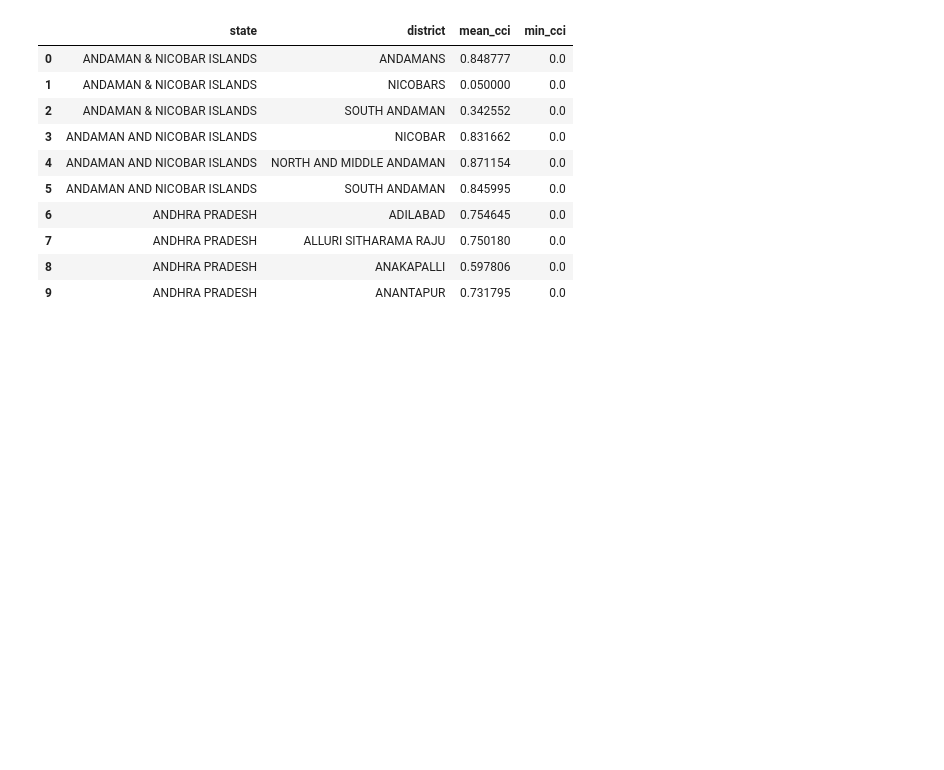
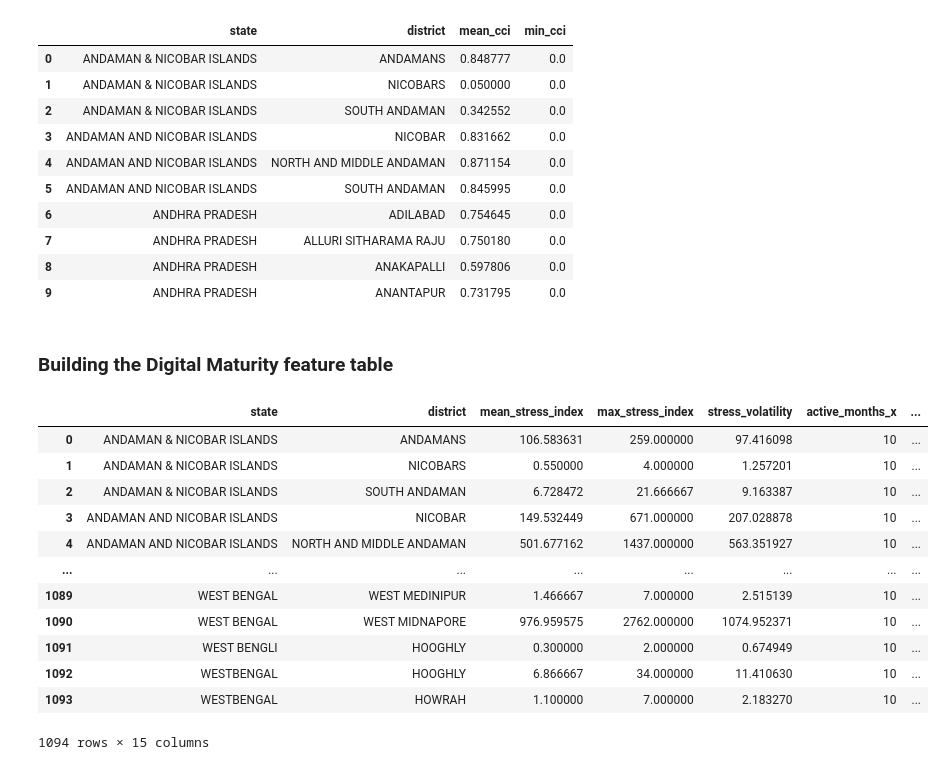
Before and after one commit to MayankDash/Aadhar_UIDAI_DataExploration, a Jupyter notebook: 02_feature_engineering.ipynb, the cells around one changed output. Saved outputs shown, nothing was run; the diff lists cells and outputs as text; code cells hidden in the pictures; blank space fills up the shorter version.

```diff
--- a/02_feature_engineering.ipynb
+++ b/02_feature_engineering.ipynb
@@ -304,0 +305,45 @@ monthly_base.to_csv("data/monthly_metrics.csv")
+# %% [markdown]
+### Building the Digital Maturity feature table
+# %%
+digital_maturity_df = (
+    district_stress_summary
+    .merge(district_dependency_summary, on=["state", "district"], how="left")
+    .merge(district_dormancy_summary, on=["state", "district"], how="left")
+)
+# %%
+from scipy.stats import linregress
+
+def compute_growth(group):
+    x = np.arange(len(group))
+    y = group["total_activity"].values
+    if len(y) < 2:
+        return 0.0
+    return linregress(x, y).slope
+
+growth_df = (
+    monthly_base
+    .sort_values("month")
+    .groupby(["state", "district"])
+    .apply(compute_growth)
+    .reset_index(name="activity_growth_slope")
+)
+
+digital_maturity_df = digital_maturity_df.merge(
+    growth_df, on=["state", "district"], how="left"
+)
+# %%
+digital_maturity_df
+# %% [output]
+|  | state | district | mean_stress_index | max_stress_index | stress_volatility | active_months_x | ... |
+| 0 | ANDAMAN & NICOBAR ISLANDS | ANDAMANS | 106.583631 | 259.000000 | 97.416098 | 10 | ... |
+| 1 | ANDAMAN & NICOBAR ISLANDS | NICOBARS | 0.550000 | 4.000000 | 1.257201 | 10 | ... |
+| 2 | ANDAMAN & NICOBAR ISLANDS | SOUTH ANDAMAN | 6.728472 | 21.666667 | 9.163387 | 10 | ... |
+| 3 | ANDAMAN AND NICOBAR ISLANDS | NICOBAR | 149.532449 | 671.000000 | 207.028878 | 10 | ... |
+| 4 | ANDAMAN AND NICOBAR ISLANDS | NORTH AND MIDDLE ANDAMAN | 501.677162 | 1437.000000 | 563.351927 | 10 | ... |
+| ... | ... | ... | ... | ... | ... | ... | ... |
+| 1089 | WEST BENGAL | WEST MEDINIPUR | 1.466667 | 7.000000 | 2.515139 | 10 | ... |
+| 1090 | WEST BENGAL | WEST MIDNAPORE | 976.959575 | 2762.000000 | 1074.952371 | 10 | ... |
+| 1091 | WEST BENGLI | HOOGHLY | 0.300000 | 2.000000 | 0.674949 | 10 | ... |
+| 1092 | WESTBENGAL | HOOGHLY | 6.866667 | 34.000000 | 11.410630 | 10 | ... |
+| 1093 | WESTBENGAL | HOWRAH | 1.100000 | 7.000000 | 2.183270 | 10 | ... |
+1094 rows × 15 columns
```
Also changed, not shown: parts of 16 cells of this notebook, 5 other files.
